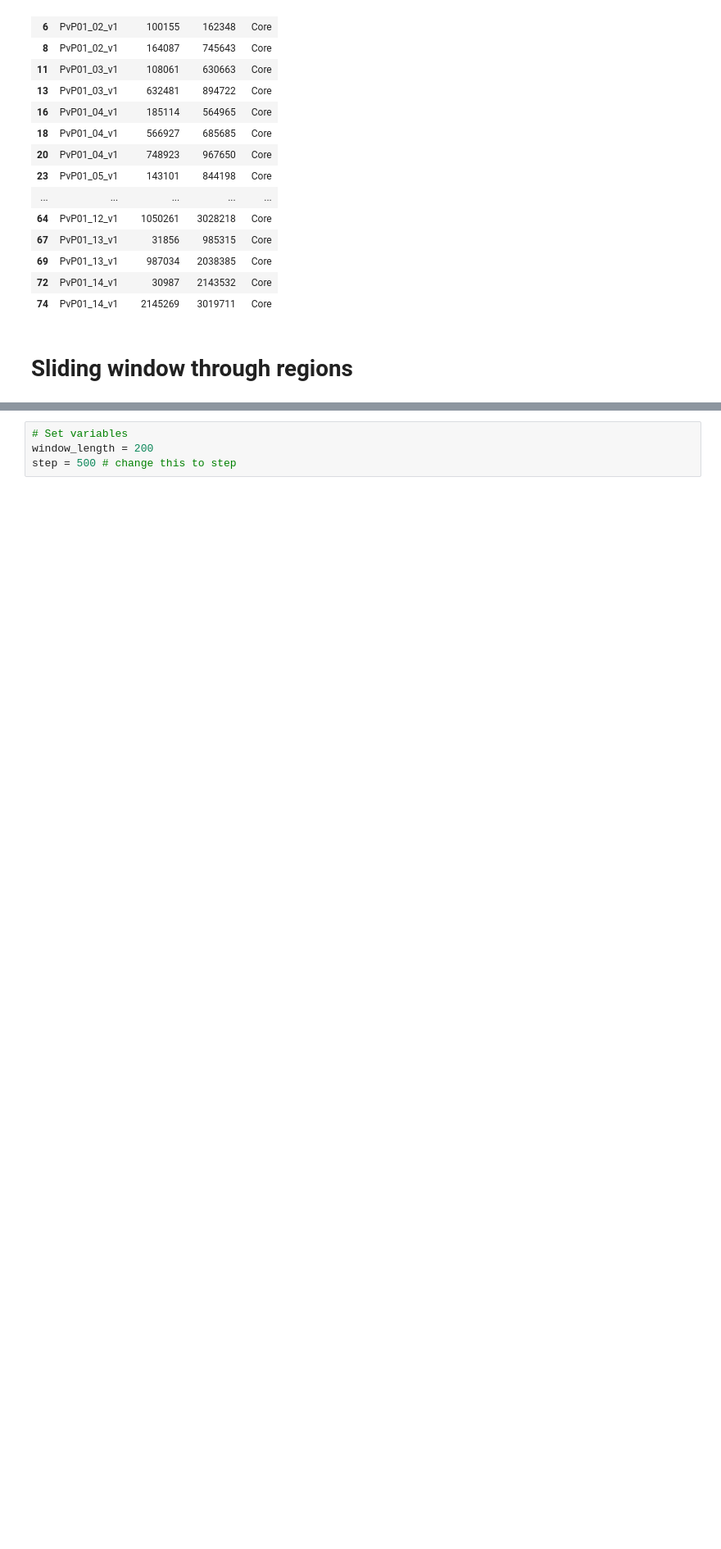
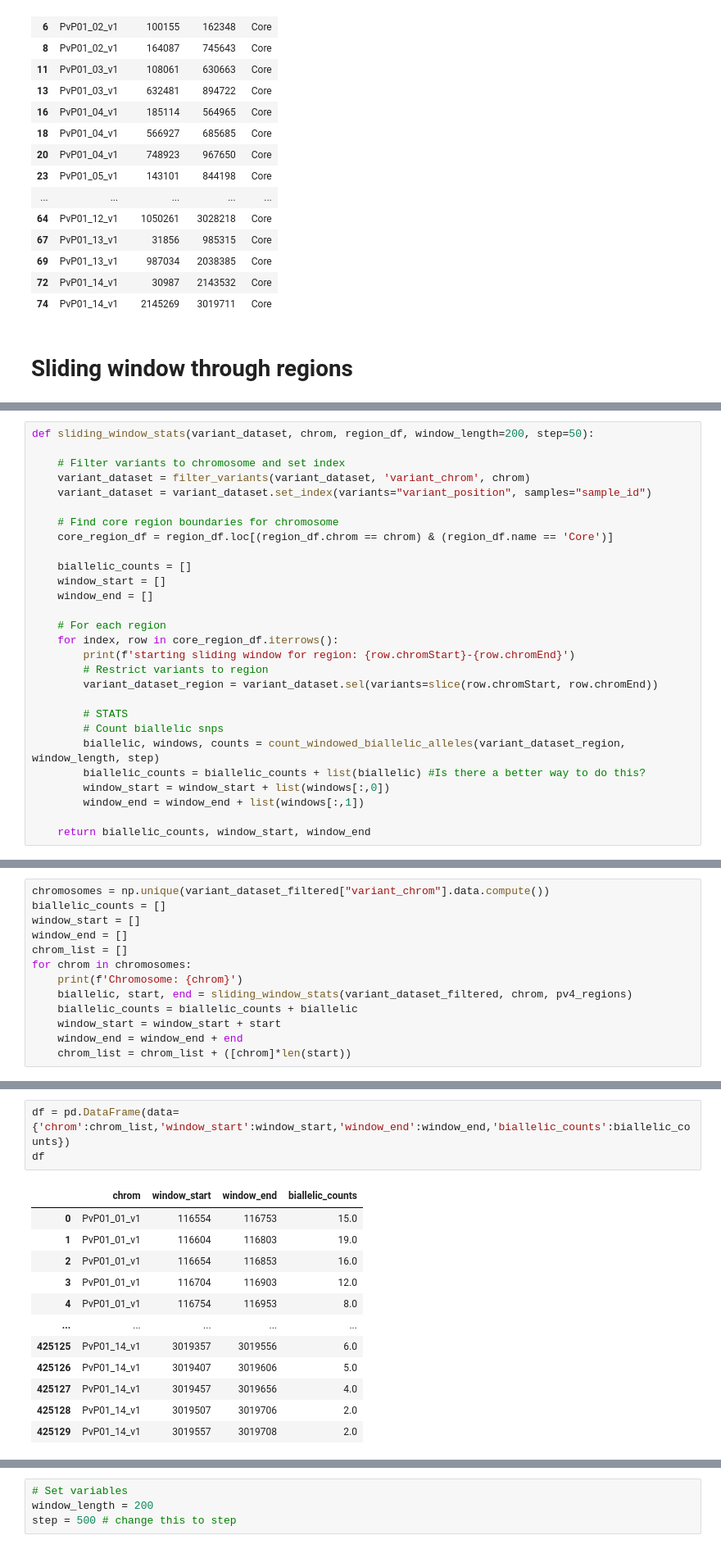
Before and after one commit to malariagen/pv-muhap, a Jupyter notebook: notebooks/marker_optimisation.ipynb, the cells around one changed output, grey strips where cells are left out. Shown at 82% size. Saved outputs shown, nothing was run; the diff lists cells and outputs as text; blank space fills up the shorter version.

Commit message:
Use scikit allel method for sliding window

```diff
--- a/notebooks/marker_optimisation.ipynb
+++ b/notebooks/marker_optimisation.ipynb
@@ -138,0 +149,28 @@ pv4_regions.loc[pv4_regions.name=='Core'] #Think the vcf is 1 based so might hav
+# %%
+def sliding_window_stats(variant_dataset, chrom, region_df, window_length=200, step=50):
+
+    # Filter variants to chromosome and set index
+    variant_dataset = filter_variants(variant_dataset, 'variant_chrom', chrom)
+    variant_dataset = variant_dataset.set_index(variants="variant_position", samples="sample_id")
+
+    # Find core region boundaries for chromosome
+    core_region_df = region_df.loc[(region_df.chrom == chrom) & (region_df.name == 'Core')]
+
+    biallelic_counts = []
+    window_start = []
+    window_end = []
+
+    # For each region
+    for index, row in core_region_df.iterrows():
+        print(f'starting sliding window for region: {row.chromStart}-{row.chromEnd}')
+        # Restrict variants to region
+        variant_dataset_region = variant_dataset.sel(variants=slice(row.chromStart, row.chromEnd))
+
+        # STATS
+        # Count biallelic snps
+        biallelic, windows, counts = count_windowed_biallelic_alleles(variant_dataset_region, window_length, step)
+        biallelic_counts = biallelic_counts + list(biallelic) #Is there a better way to do this?
+        window_start = window_start + list(windows[:,0])
+        window_end = window_end + list(windows[:,1])
+
+    return biallelic_counts, window_start, window_end
@@ -138,0 +203,13 @@ pv4_regions.loc[pv4_regions.name=='Core'] #Think the vcf is 1 based so might hav
+# %%
+chromosomes = np.unique(variant_dataset_filtered["variant_chrom"].data.compute())
+biallelic_counts = []
+window_start = []
+window_end = []
+chrom_list = []
+for chrom in chromosomes:
+    print(f'Chromosome: {chrom}')
+    biallelic, start, end = sliding_window_stats(variant_dataset_filtered, chrom, pv4_regions)
+    biallelic_counts = biallelic_counts + biallelic
+    window_start = window_start + start
+    window_end = window_end + end
+    chrom_list = chrom_list + ([chrom]*len(start))
@@ -138,0 +234,16 @@ pv4_regions.loc[pv4_regions.name=='Core'] #Think the vcf is 1 based so might hav
+# %%
+df = pd.DataFrame(data={'chrom':chrom_list,'window_start':window_start,'window_end':window_end,'biallelic_counts':biallelic_counts})
+df
+# %% [output]
+|  | chrom | window_start | window_end | biallelic_counts |
+| 0 | PvP01_01_v1 | 116554 | 116753 | 15.0 |
+| 1 | PvP01_01_v1 | 116604 | 116803 | 19.0 |
+| 2 | PvP01_01_v1 | 116654 | 116853 | 16.0 |
+| 3 | PvP01_01_v1 | 116704 | 116903 | 12.0 |
+| 4 | PvP01_01_v1 | 116754 | 116953 | 8.0 |
+| ... | ... | ... | ... | ... |
+| 425125 | PvP01_14_v1 | 3019357 | 3019556 | 6.0 |
+| 425126 | PvP01_14_v1 | 3019407 | 3019606 | 5.0 |
+| 425127 | PvP01_14_v1 | 3019457 | 3019656 | 4.0 |
+| 425128 | PvP01_14_v1 | 3019507 | 3019706 | 2.0 |
+| 425129 | PvP01_14_v1 | 3019557 | 3019708 | 2.0 |
```
Also changed, not shown: parts of 49 cells of this notebook.
